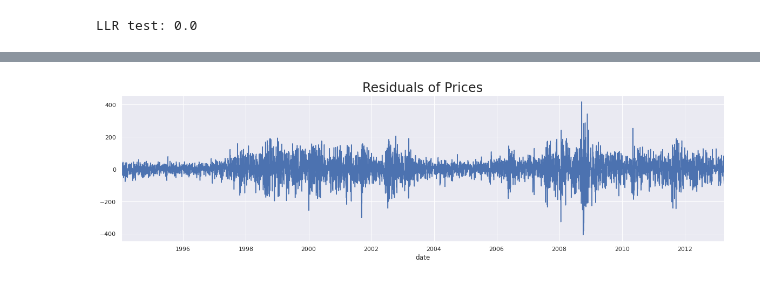
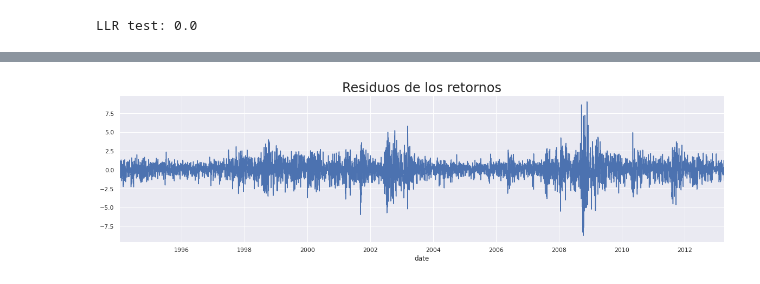
Before and after one commit to virf96/Proyectos, a Jupyter notebook: Consideraciones_y_Modelo_autorregresivo_AR_Precios.ipynb, the cells around one changed output, grey strips where cells are left out. Drawn from its saved outputs; the diff is of its cells as text; code cells hidden in the pictures.

```diff
--- a/Consideraciones_y_Modelo_autorregresivo_AR_Precios.ipynb
+++ b/Consideraciones_y_Modelo_autorregresivo_AR_Precios.ipynb
@@ -756,10 +770,11 @@ LLR test p-value = 0.029
 # %%
-model_ar_6 = ARMA(df.market_value, order=(6,0))
+#Modelos AR(6)
+model_ar_6 = ARMA(df.returns, order=(6,0))
 #Ajustamos los valores
 results_ar_6 = model_ar_6.fit()
 #Resumen
 print(results_ar_6.summary())
-#La prueba es significativa además el retraso 6 es significativo
+#La prueba es significativa 0.001<0.05, además de que el retraso 6 es significativo
 print("\nLLR test p-value = " + str(LLR_test(results_ar_5, results_ar_6)))
 # %% [output]
                               ARMA Model Results
@@ -839,7 +857,7 @@ print("LLR test: " + str(LLR_test(results_ar_4, results_ar_7, DF = 3)))
 LLR test: 0.0
 # %%
 #Extraemos los residuos del modelo con el método .resid
-df['res_price'] = results_ar_7.resid
+df['res_returns'] = results_ar_6.resid
 # %%
 df.head()
 # %% [output]
@@ -876,8 +894,8 @@ plt.show()
 # %%
 #Veamos un gráfico de los residuos
 #La gráfica se asemeja a ruido blanco es decir no hay ningún patrón
-df.res_price[1:].plot(figsize=(20,5))
-plt.title("Residuals of Prices",size=24)
+df.res_returns[1:].plot(figsize=(20,5))
+plt.title("Residuos de los retornos",size=24)
 plt.show()
 # %% [output]
-[figure, old version]
+[figure, new version]
```
Also changed, not shown: parts of 17 cells of this notebook.
